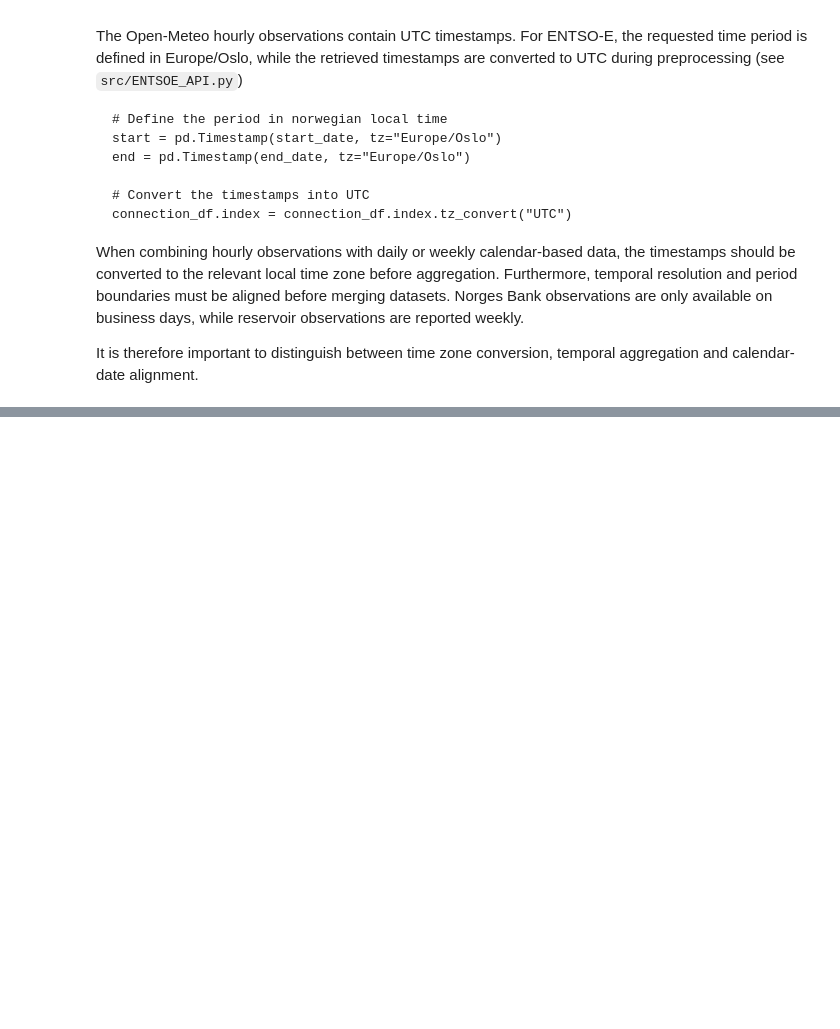
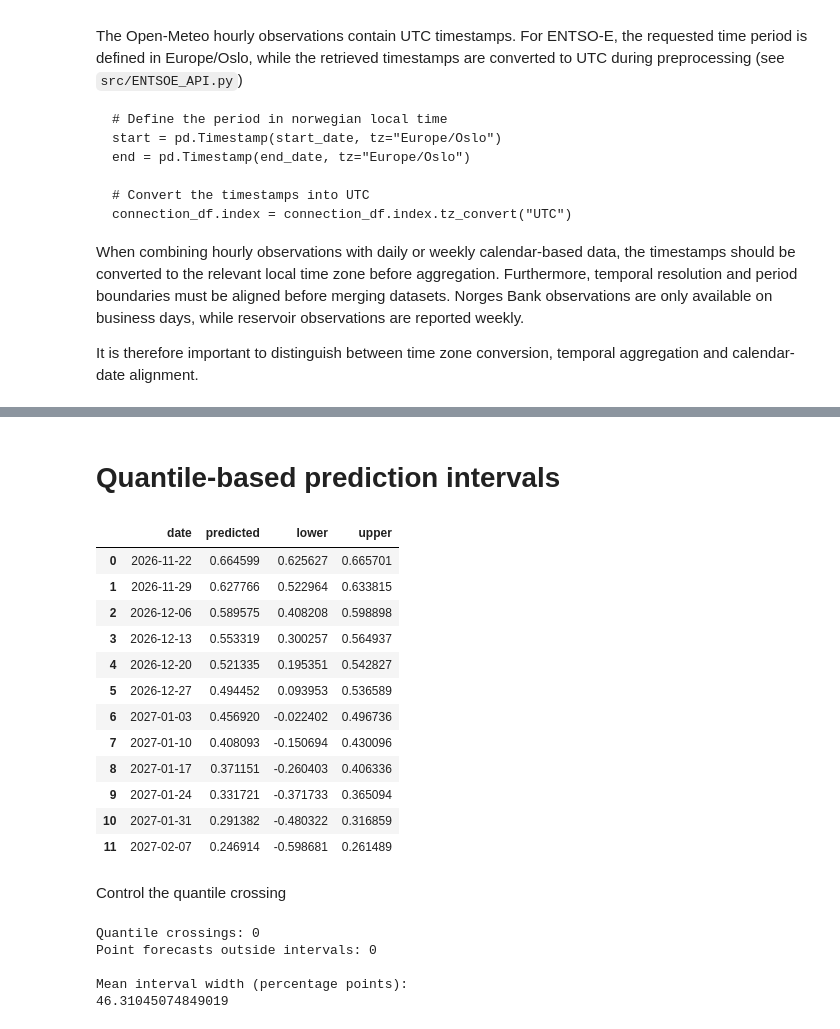
Before and after one commit to phkhle/IND320, a Jupyter notebook: jupyter_notebooks/assignment4.ipynb, the cells around one changed output, grey strips where cells are left out. Drawn from its saved outputs; the diff is of its cells as text; code cells hidden in the pictures; blank space fills up the shorter version.

```diff
--- a/jupyter_notebooks/assignment4.ipynb
+++ b/jupyter_notebooks/assignment4.ipynb
@@ -1091,0 +1217,61 @@ It is therefore important to distinguish between time zone conversion, temporal
+# %% [markdown]
+# Quantile-based prediction intervals
+# %%
+
+df_intervals = forecast_reservoir_intervals(
+    df=df_region_weather,
+    confidence=0.90,
+    horizon=12,
+    history_weeks=260,
+    exog_cols=["temperature_mean"],
+    p=1,
+    d=1,
+    q=2,
+    m=52,
+    sp=2,
+    sd=0,
+    sq=0
+)
+
+df_intervals
+# %% [output]
+|  | date | predicted | lower | upper |
+| 0 | 2026-11-22 | 0.664599 | 0.625627 | 0.665701 |
+| 1 | 2026-11-29 | 0.627766 | 0.522964 | 0.633815 |
+| 2 | 2026-12-06 | 0.589575 | 0.408208 | 0.598898 |
+| 3 | 2026-12-13 | 0.553319 | 0.300257 | 0.564937 |
+| 4 | 2026-12-20 | 0.521335 | 0.195351 | 0.542827 |
+| 5 | 2026-12-27 | 0.494452 | 0.093953 | 0.536589 |
+| 6 | 2027-01-03 | 0.456920 | -0.022402 | 0.496736 |
+| 7 | 2027-01-10 | 0.408093 | -0.150694 | 0.430096 |
+| 8 | 2027-01-17 | 0.371151 | -0.260403 | 0.406336 |
+| 9 | 2027-01-24 | 0.331721 | -0.371733 | 0.365094 |
+| 10 | 2027-01-31 | 0.291382 | -0.480322 | 0.316859 |
+| 11 | 2027-02-07 | 0.246914 | -0.598681 | 0.261489 |
+# %% [markdown]
+Control the quantile crossing
+# %%
+print(
+    "Quantile crossings:",
+    (df_intervals["lower"] > df_intervals["upper"]).sum()
+)
+
+print(
+    "Point forecasts outside intervals:",
+    (
+        (df_intervals["predicted"] < df_intervals["lower"]) |
+        (df_intervals["predicted"] > df_intervals["upper"])
+    ).sum()
+)
+
+print("\nMean interval width (percentage points):")
+
+print(
+    (df_intervals["upper"] - df_intervals["lower"]).mean() * 100
+)
+# %% [output]
+Quantile crossings: 0
+Point forecasts outside intervals: 0
+
+Mean interval width (percentage points):
+46.31045074849019
```
Also changed, not shown: parts of 22 cells of this notebook, 3 other files.
